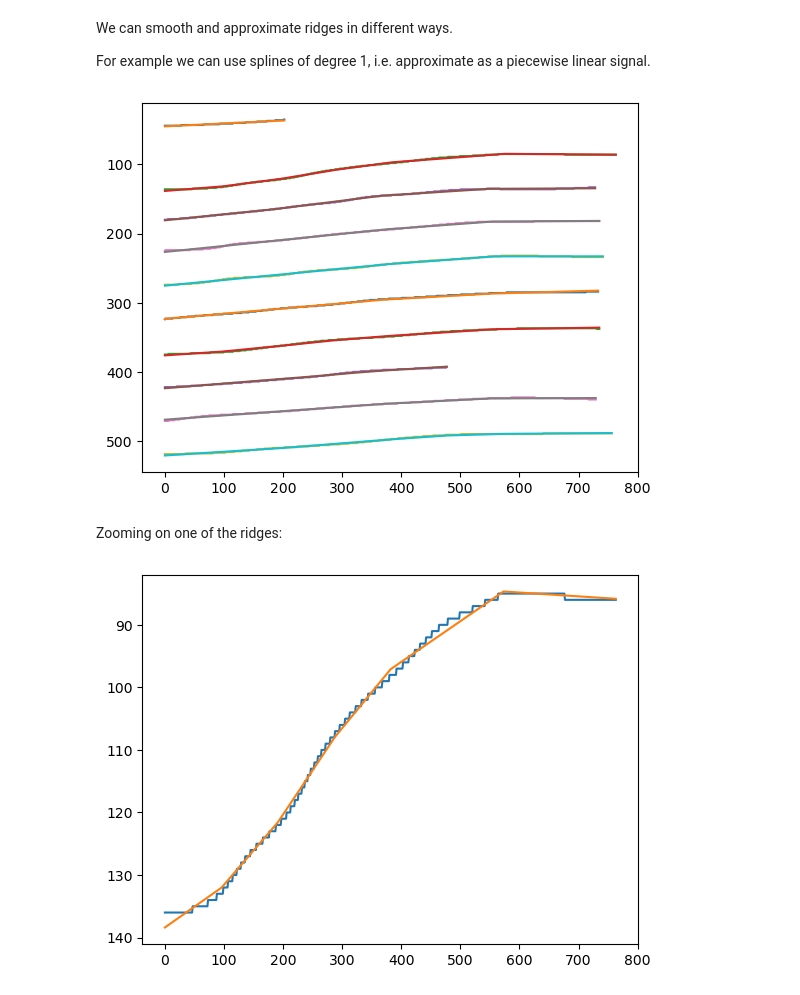
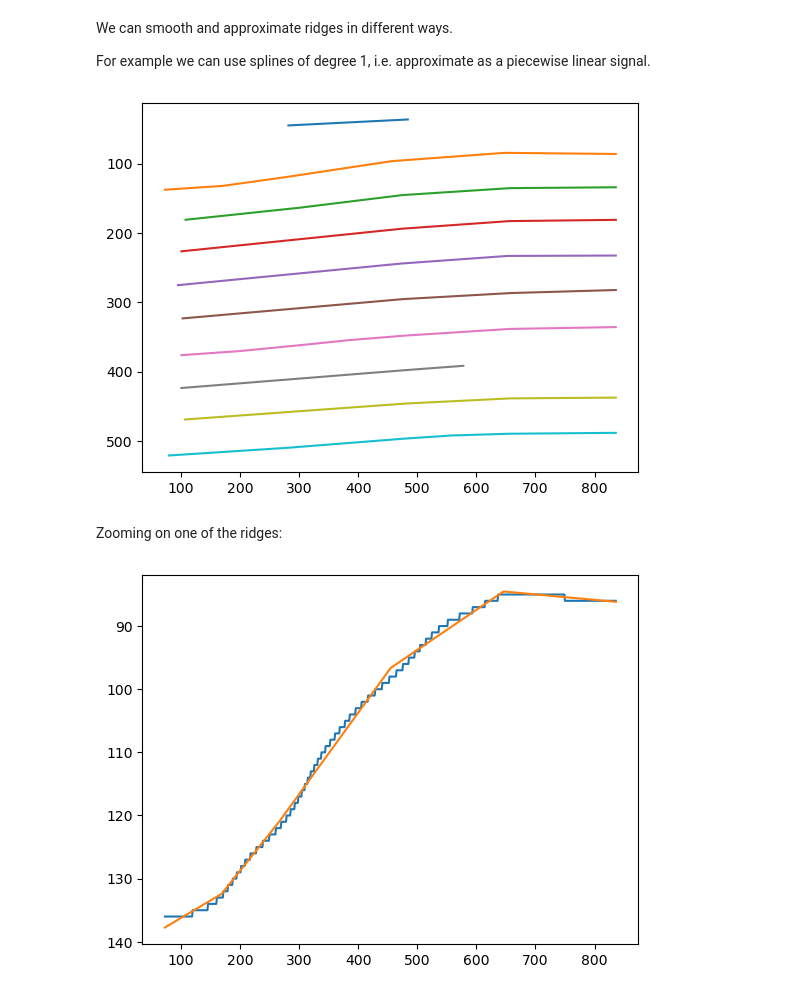
Before and after one commit to nikcleju/RowRectification, a Jupyter notebook: Ideea1_FilterAndRidge.ipynb, the cells around one changed output. Cells and saved outputs as stored; diff of their text form; code cells hidden in the pictures.

```diff
--- a/Ideea1_FilterAndRidge.ipynb
+++ b/Ideea1_FilterAndRidge.ipynb
@@ -159,20 +159,20 @@ For example we can use splines of degree 1, i.e. approximate as a piecewise line
 # %%
 # Smoothing
 for ridge in ridges:
 
     # Limit to part != -1
     x = np.array(range(I.shape[1]))
-    x = x[ridge != -1]
-    ridge = ridge[ridge != -1]
+    x_actual = x[ridge != -1]
+    ridge_actual = ridge[ridge != -1]
 
-    spl = sp.interpolate.UnivariateSpline(x, ridge, k=1, s=len(x)/2)
-    plt.plot(ridge)
-    plt.plot(spl(x))
+    spl = sp.interpolate.UnivariateSpline(x_actual, ridge_actual, k=1, s=len(x)/2)
+
+    plt.plot(x_actual, spl(x_actual))
 
 plt.gca().invert_yaxis()
 plt.show()
 # %% [output]
-[figure, old version]
+[figure, new version]
 # %% [markdown]
 Zooming on one of the ridges:
 # %%
@@ -180,14 +180,15 @@ ridge = ridges[1]
 
 # Limit to part != -1
 x = np.array(range(I.shape[1]))
-x = x[ridge != -1]
-ridge = ridge[ridge != -1]
+x_actual = x[ridge != -1]
+ridge_actual = ridge[ridge != -1]
 
-spl = sp.interpolate.UnivariateSpline(x, ridge, k=1, s=len(x)/2)
-plt.plot(ridge)
-plt.plot(spl(x))
+spl = sp.interpolate.UnivariateSpline(x_actual, ridge_actual, k=1, s=len(x)/2)
+
+plt.plot(x_actual, ridge_actual)
+plt.plot(x_actual, spl(x_actual))
 
 plt.gca().invert_yaxis()
 plt.show()
 # %% [output]
-[figure, old version]
+[figure, new version]
```
Also changed, not shown: parts of 10 cells of this notebook.
